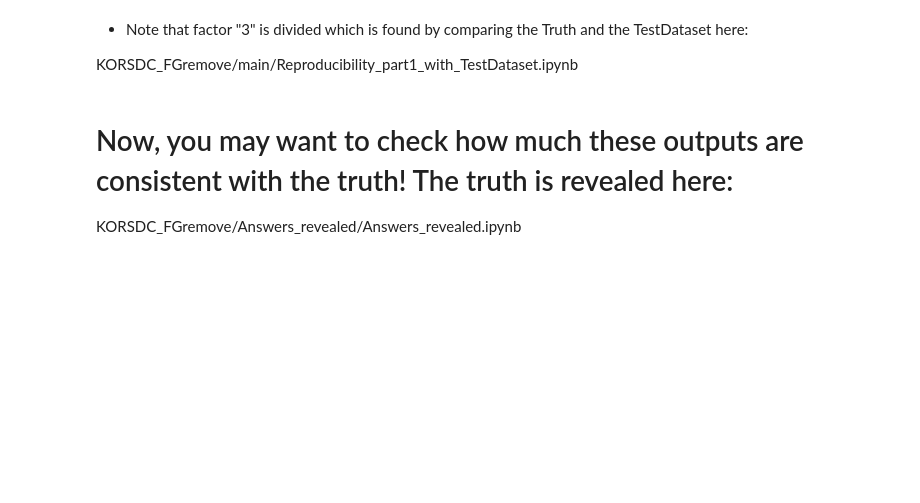
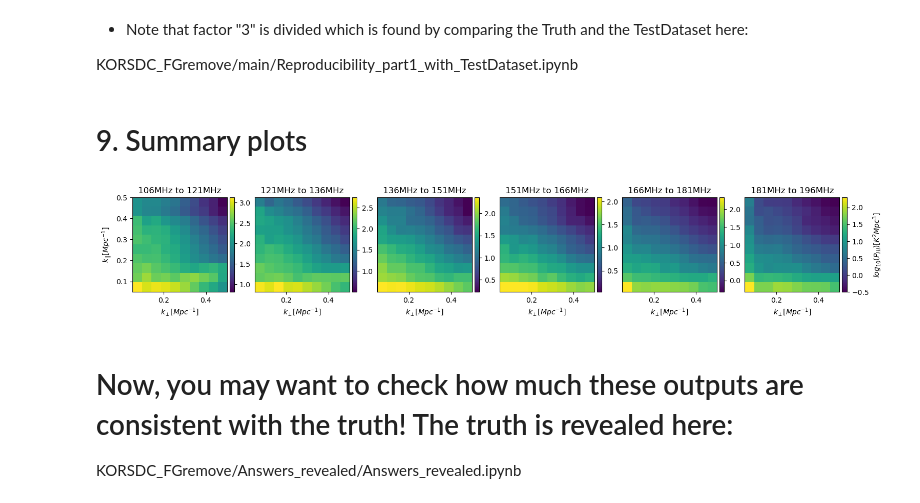
Before and after one commit to KJ-Ahn/KORSDC_FGremove, a Jupyter notebook: main/Reproducibility_part3_with_beam_corrected_MainDataset.ipynb, the cells around one changed output. Saved outputs shown, nothing was run; the diff lists cells and outputs as text; code cells hidden in the pictures; blank space fills up the shorter version.

```diff
--- a/main/Reproducibility_part3_with_beam_corrected_MainDataset.ipynb
+++ b/main/Reproducibility_part3_with_beam_corrected_MainDataset.ipynb
@@ -25,7 +26,7 @@ from mpl_toolkits.axes_grid1 import make_axes_locatable
 from astropy.cosmology import FlatLambdaCDM
 # %%
 #================= Define the path to the package
-dir_path = '/home/minjioh/KORSDC_FGremove/'
+dir_path = '/path/to/KORSDC_FGremove/'
 #================= Define the path to the package
 # %%
 import sys
@@ -48,14 +49,13 @@ kpar = np.loadtxt(filename)
 filename = dir_path+'ancillary/TestDatasetTRUTH_166MHz-181MHz.data'
 Truth = np.loadtxt(filename)
 # %%
-########## Read the output from the Source Extractor HERE##########
-### Run "main/Reproducibility_part2_with_SE.py" for the output ###
-path_sub = '/home/minjioh/SDC3/MainDataset/SExtractor/source_sub_cube_BS20_BF1.fits'
-# path_sub = dir_path + '/output/source_sub_cube_BS20_BF1.fits'
+########## 'source_sub_cube_BS20_BF1.fits' doesn't exist HERE ##########
+### if you didn't run "main/Reproducibility_part2_with_SE.ipynb" yet ###
+path_sub = dir_path + '/output/source_sub_cube_BS20_BF1.fits'
 print("Reading... ", path_sub)
 fx = fits.open(path_sub)
 print(fx.info())
-########## Read the output from the Source Extractor HERE##########
+########## run "main/Reproducibility_part2_with_SE.ipynb" to obtain the output from the Source Extractor##########
 # %% [output]
 Reading...  /home/minjioh/SDC3/MainDataset/SExtractor/source_sub_cube_BS20_BF1.fits
 Filename: /home/minjioh/SDC3/MainDataset/SExtractor/source_sub_cube_BS20_BF1.fits
@@ -323,6 +322,30 @@ for j in range(6):
 - Note that factor "3" is divided which is found by comparing the Truth and the TestDataset here:
 
 KORSDC_FGremove/main/Reproducibility_part1_with_TestDataset.ipynb
+# %% [markdown]
+# 9. Summary plots
+# %%
+plt.figure(figsize=(18,7))
+
+for j in range(6):
+    plt.subplot(1,6,1+j)
+    plt.title("{}MHz to {}MHz".format(int(fmin[j]),int(fmax[j])))
+    ax = plt.gca()
+    myMatrix =np.log10(pk2[j])
+    im = plt.imshow(np.flip(myMatrix,0),extent=([min(kper), max(kper), min(kpar), max(kpar)]))
+    if j==0:
+        plt.ylabel(r"$k_{||} [Mpc^{-1}]$",fontsize=10)
+    else:
+        plt.yticks([])
+    plt.xlabel(r"$k_{\perp} [Mpc^{-1}]$",fontsize=10)
+    divider = make_axes_locatable(ax)
+    cax = divider.append_axes("right", size="5%", pad=0.05)
+    cbar = plt.colorbar(im,cax=cax)
+    if j==5:
+        cbar.set_label(r"$log_{10}(P_{HI}) [K^{2}Mpc^{3}]$",fontsize=10)
+plt.savefig(dir_path+'plots/pk_submitted.png')
+# %% [output]
+[figure, added]
 # %% [markdown]
 # Now, you may want to check how much these outputs are consistent with the truth! The truth is revealed here:
 KORSDC_FGremove/Answers_revealed/Answers_revealed.ipynb
```
Also changed, not shown: parts of 3 cells of this notebook.
